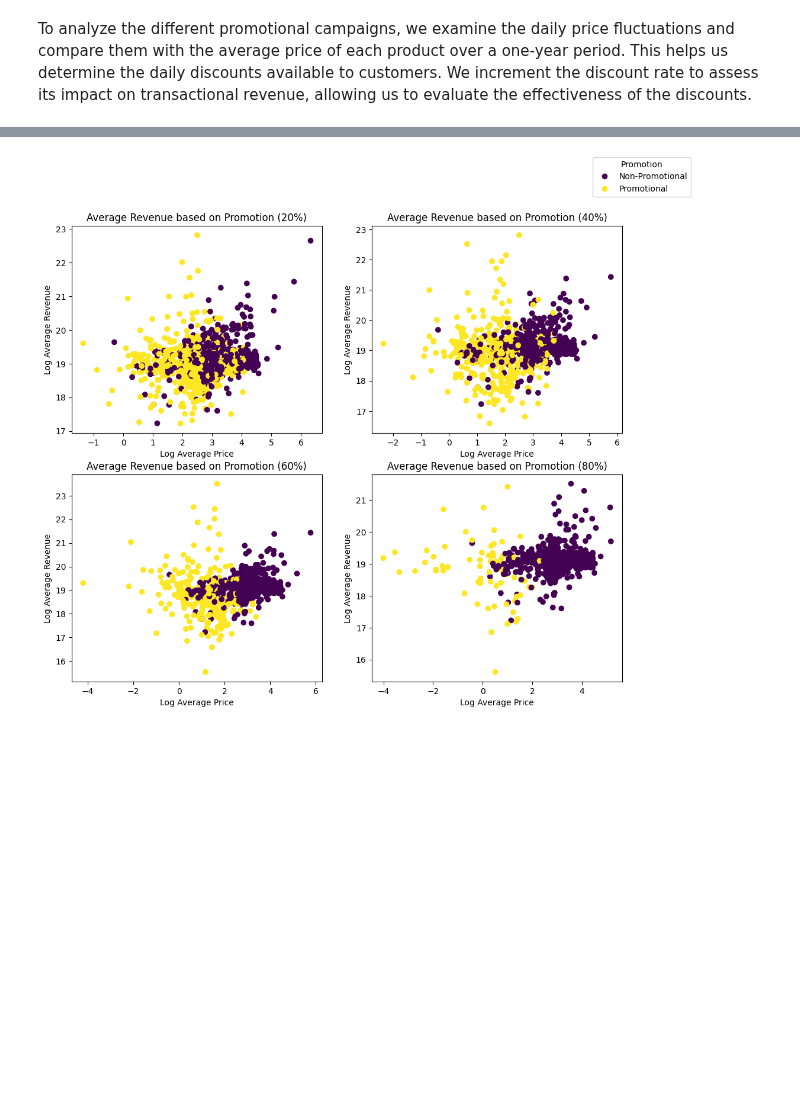
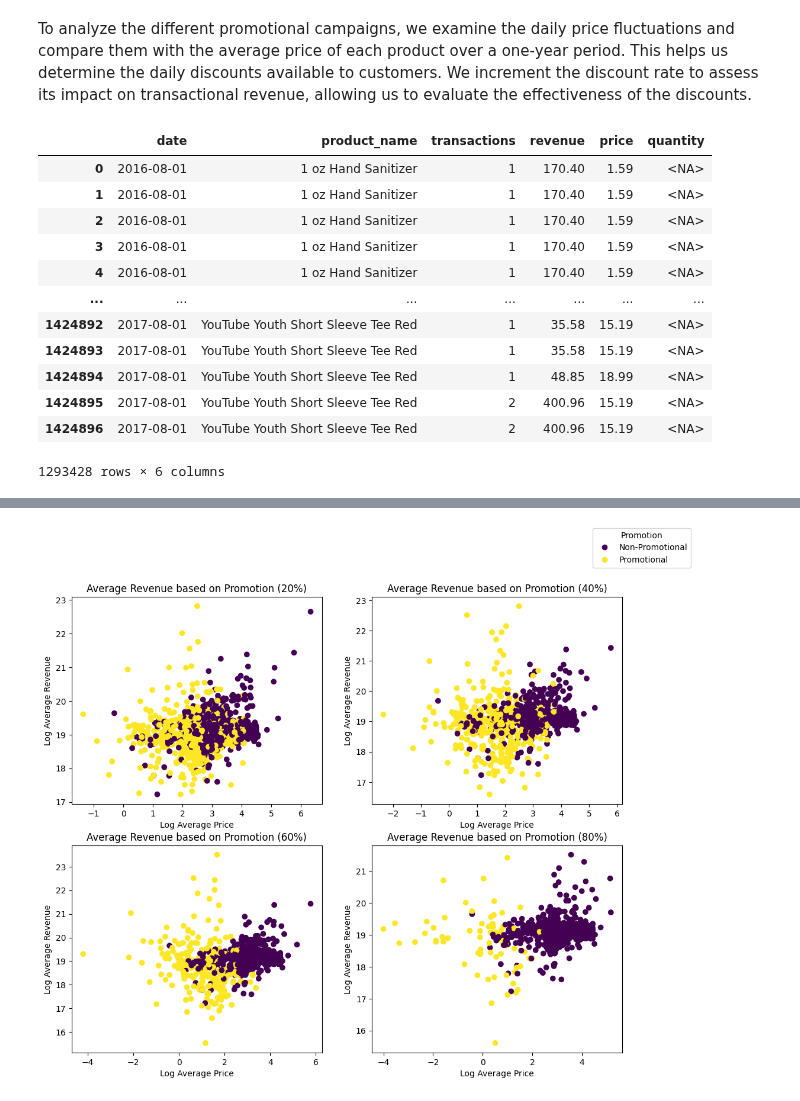
Before and after one commit to woobrandon/DSA3101-Potato-Wedges, a Jupyter notebook: SubgroupA/GoogleAnalyticsAnalysis.ipynb, the cells around one changed output, grey strips where cells are left out. Saved outputs shown, nothing was run; the diff lists cells and outputs as text; code cells hidden in the pictures; blank space fills up the shorter version.

```diff
--- a/SubgroupA/GoogleAnalyticsAnalysis.ipynb
+++ b/SubgroupA/GoogleAnalyticsAnalysis.ipynb
@@ -1728,3 +1813,19 @@ product_info = product_info.set_index("product_name")
 
 product_info = product_info["price"]
 test_df["promotion"] = False
+# %%
+result_df.query("quantity.isna()")
+# %% [output]
+|  | date | product_name | transactions | revenue | price | quantity |
+| 0 | 2016-08-01 | 1 oz Hand Sanitizer | 1 | 170.40 | 1.59 | <NA> |
+| 1 | 2016-08-01 | 1 oz Hand Sanitizer | 1 | 170.40 | 1.59 | <NA> |
+| 2 | 2016-08-01 | 1 oz Hand Sanitizer | 1 | 170.40 | 1.59 | <NA> |
+| 3 | 2016-08-01 | 1 oz Hand Sanitizer | 1 | 170.40 | 1.59 | <NA> |
+| 4 | 2016-08-01 | 1 oz Hand Sanitizer | 1 | 170.40 | 1.59 | <NA> |
+| ... | ... | ... | ... | ... | ... | ... |
+| 1424892 | 2017-08-01 | YouTube Youth Short Sleeve Tee Red | 1 | 35.58 | 15.19 | <NA> |
+| 1424893 | 2017-08-01 | YouTube Youth Short Sleeve Tee Red | 1 | 35.58 | 15.19 | <NA> |
+| 1424894 | 2017-08-01 | YouTube Youth Short Sleeve Tee Red | 1 | 48.85 | 18.99 | <NA> |
+| 1424895 | 2017-08-01 | YouTube Youth Short Sleeve Tee Red | 2 | 400.96 | 15.19 | <NA> |
+| 1424896 | 2017-08-01 | YouTube Youth Short Sleeve Tee Red | 2 | 400.96 | 15.19 | <NA> |
+1293428 rows × 6 columns
```
Also changed, not shown: parts of 27 cells of this notebook.
